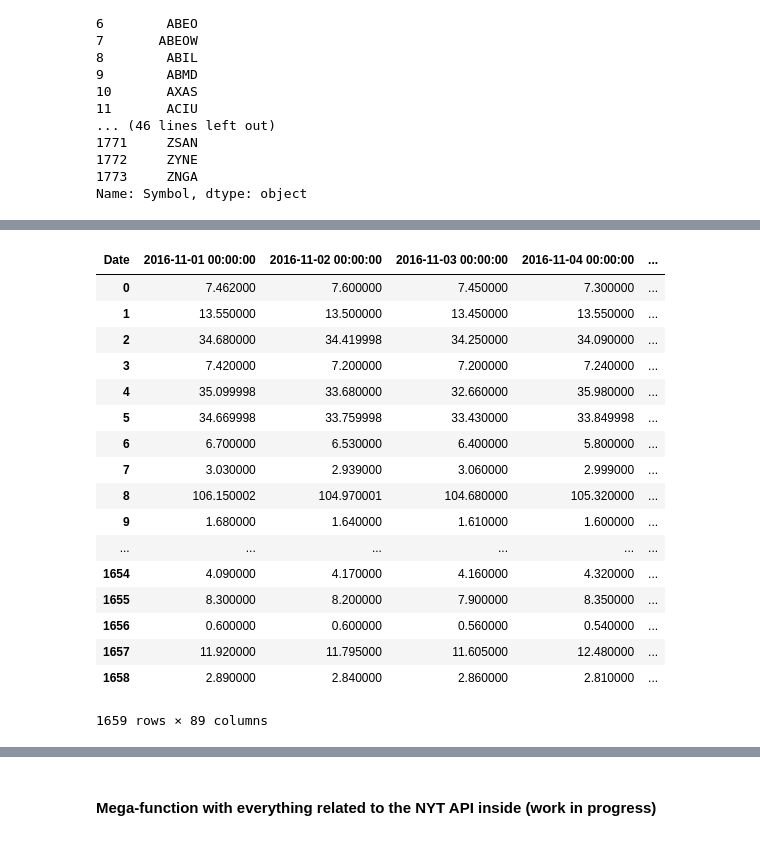
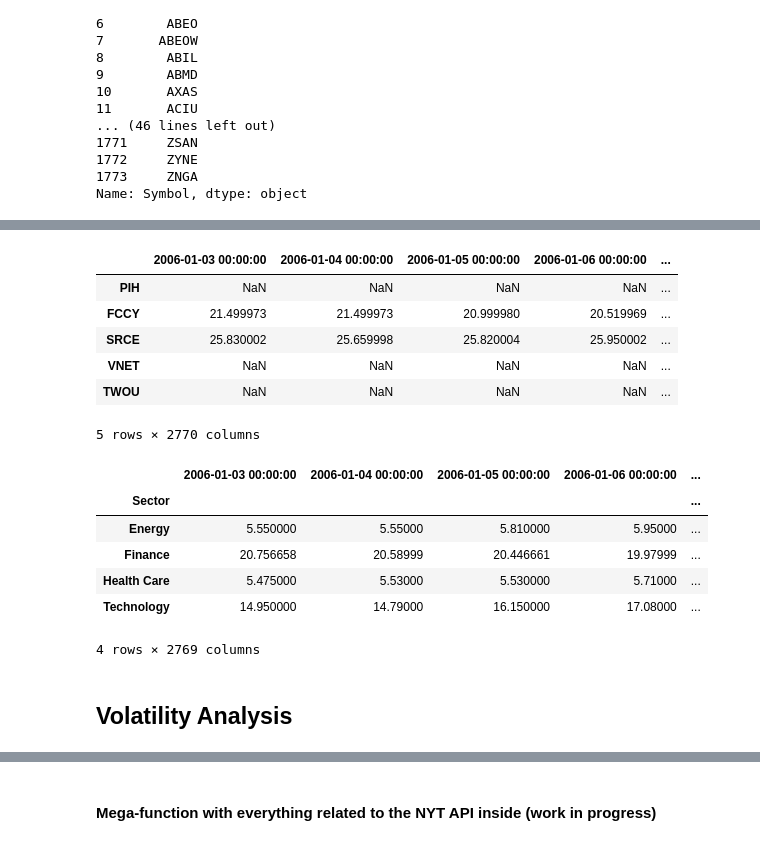
Before and after one commit to weiwang0531/stock-index, a Jupyter notebook: cleanproject.ipynb, the cells around one changed output, grey strips where cells are left out. Saved outputs shown, nothing was run; the diff lists cells and outputs as text; code cells hidden in the pictures.

Commit message:
Changed to 10 yr dataframe, first 20 companies for now.

```diff
--- a/cleanproject.ipynb
+++ b/cleanproject.ipynb
@@ -93,17 +96,14 @@ whole_list
 1773     ZNGA
 Name: Symbol, dtype: object
 # %%
-'''
-# The following creates the "main" DF...
-# DON'T RUN.
-
-del df #don't run this line if the following loop hasn't been run yet.
-for l in whole_list:
-    get = price1(82,l)
+#del df
+for l in range(0,20):
+    print whole_list[l]
+    get = price2(whole_list[l])
     try:
         df = pd.concat([df,get],axis = 1)    # concat. by column
     except NameError:
         df = pd.DataFrame(get)    # initialize automatically
-
-'''
+df.shape
+df
 # %% [output]
@@ -115,5 +155,5 @@ for l in whole_list:
 # load it back using:
 #df = pd.read_pickle('cached_df_presentation.pkl')
 # %%
-df = pd.read_pickle('cached_df_presentation.pkl')
+# df = pd.read_pickle('cached_df_presentation.pkl')
 # %%
@@ -129,25 +166,30 @@ final = pd.merge(df_long, sector, on = 'Symbol')
+# %%
+final = newcsv.reset_index()
+df_long = df.transpose()
+sector  = final[['Symbol','Sector']]
+sector = sector.set_index('Symbol')
+# %%
+final = df_long.join(sector)
 # %%
-final
+final.head()
 # %% [output]
-| Date | 2016-11-01 00:00:00 | 2016-11-02 00:00:00 | 2016-11-03 00:00:00 | 2016-11-04 00:00:00 | ... |
-| 0 | 7.462000 | 7.600000 | 7.450000 | 7.300000 | ... |
-| 1 | 13.550000 | 13.500000 | 13.450000 | 13.550000 | ... |
-| 2 | 34.680000 | 34.419998 | 34.250000 | 34.090000 | ... |
-| 3 | 7.420000 | 7.200000 | 7.200000 | 7.240000 | ... |
-| 4 | 35.099998 | 33.680000 | 32.660000 | 35.980000 | ... |
-| 5 | 34.669998 | 33.759998 | 33.430000 | 33.849998 | ... |
-| 6 | 6.700000 | 6.530000 | 6.400000 | 5.800000 | ... |
-| 7 | 3.030000 | 2.939000 | 3.060000 | 2.999000 | ... |
-| 8 | 106.150002 | 104.970001 | 104.680000 | 105.320000 | ... |
-| 9 | 1.680000 | 1.640000 | 1.610000 | 1.600000 | ... |
-| ... | ... | ... | ... | ... | ... |
-| 1654 | 4.090000 | 4.170000 | 4.160000 | 4.320000 | ... |
-| 1655 | 8.300000 | 8.200000 | 7.900000 | 8.350000 | ... |
-| 1656 | 0.600000 | 0.600000 | 0.560000 | 0.540000 | ... |
-| 1657 | 11.920000 | 11.795000 | 11.605000 | 12.480000 | ... |
-| 1658 | 2.890000 | 2.840000 | 2.860000 | 2.810000 | ... |
+|  | 2006-01-03 00:00:00 | 2006-01-04 00:00:00 | 2006-01-05 00:00:00 | 2006-01-06 00:00:00 | ... |
+| PIH | NaN | NaN | NaN | NaN | ... |
+| FCCY | 21.499973 | 21.499973 | 20.999980 | 20.519969 | ... |
+| SRCE | 25.830002 | 25.659998 | 25.820004 | 25.950002 | ... |
+| VNET | NaN | NaN | NaN | NaN | ... |
+| TWOU | NaN | NaN | NaN | NaN | ... |
-1659 rows × 89 columns
+5 rows × 2770 columns
 # %%
 # take average within groups for each recorded date:
 avg_sector = final.groupby('Sector').mean().reset_index('Sector')
 avg_sector = avg_sector.set_index('Sector')
+avg_sector
+# %% [output]
+|  | 2006-01-03 00:00:00 | 2006-01-04 00:00:00 | 2006-01-05 00:00:00 | 2006-01-06 00:00:00 | ... |
+| Sector |  |  |  |  | ... |
+| Energy | 5.550000 | 5.55000 | 5.810000 | 5.95000 | ... |
+| Finance | 20.756658 | 20.58999 | 20.446661 | 19.97999 | ... |
+| Health Care | 5.475000 | 5.53000 | 5.530000 | 5.71000 | ... |
+| Technology | 14.950000 | 14.79000 | 16.150000 | 17.08000 | ... |
+4 rows × 2769 columns
@@ -158,4 +198,6 @@ avg_sector = avg_sector.dropna(how='any', axis = 1)
 # This is basically the original DF (transposed and transposed back)
 # but the columns are now the Sector averages.
 avg_T = avg_sector.transpose()
+# %% [markdown]
+## Volatility Analysis
 # %%
```
Also changed, not shown: parts of 9 cells of this notebook.
